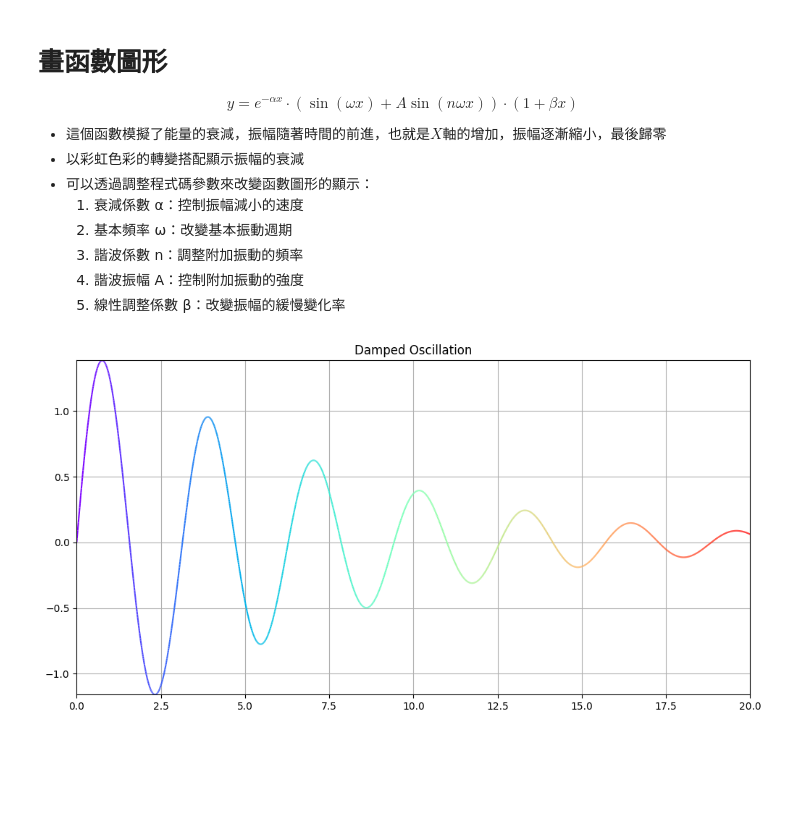
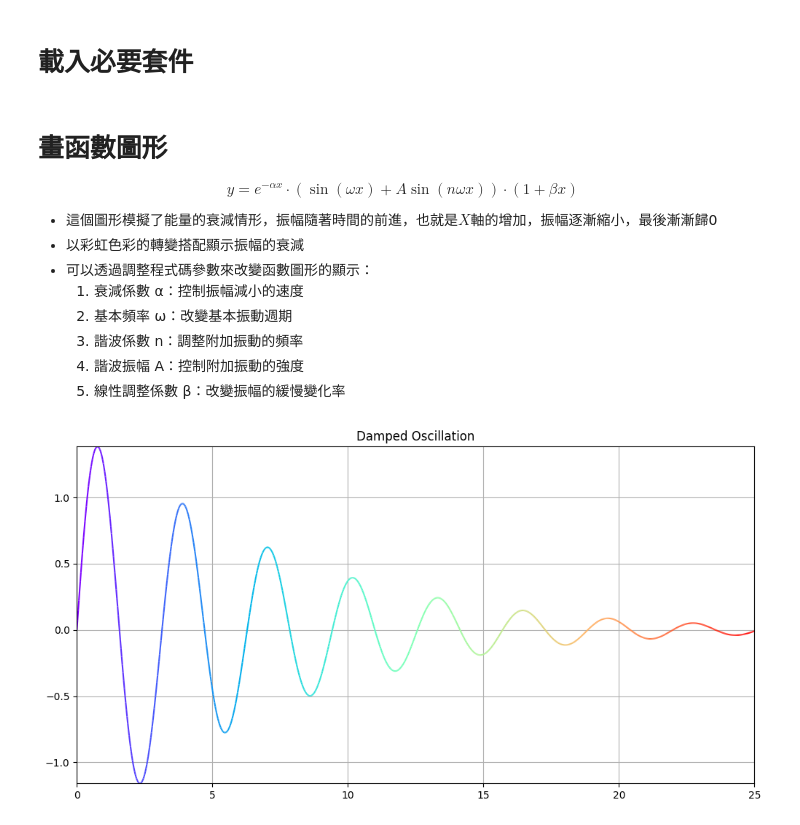
Before and after one commit to 31Wilson13/ntnu_11302generativeAI, a Jupyter notebook: 台師大_612K0031C_AI所碩二_簡煒哲_作業一.ipynb, the cells around one changed output. Drawn from its saved outputs; the diff is of its cells as text; code cells hidden in the pictures; blank space fills up the shorter version.

```diff
--- a/台師大_612K0031C_AI所碩二_簡煒哲_作業一.ipynb
+++ b/台師大_612K0031C_AI所碩二_簡煒哲_作業一.ipynb
@@ -1,5 +1,7 @@
 # %% [markdown]
 <a href="https://colab.research.google.com/github/31Wilson13/ntnu_11302generativeAI/blob/main/%E5%8F%B0%E5%B8%AB%E5%A4%A7_612K0031C_AI%E6%89%80%E7%A2%A9%E4%BA%8C_%E7%B0%A1%E7%85%92%E5%93%B2_%E4%BD%9C%E6%A5%AD%E4%B8%80.ipynb" target="_parent"><img src="https://colab.research.google.com/assets/colab-badge.svg" alt="Open In Colab"/></a>
+# %% [markdown]
+# 載入必要套件
 # %%
 import numpy as np
 import pandas as pd
@@ -10,7 +12,7 @@ import seaborn as sns
 \begin{equation}
 y = e^{-\alpha x} \cdot (\sin(\omega x) + A\sin(n\omega x)) \cdot (1 + \beta x)
 \end{equation}
-- 這個函數模擬了能量的衰減，振幅隨著時間的前進，也就是$X$軸的增加，振幅逐漸縮小，最後歸零
+- 這個圖形模擬了能量的衰減情形，振幅隨著時間的前進，也就是$X$軸的增加，振幅逐漸縮小，最後漸漸歸0
 - 以彩虹色彩的轉變搭配顯示振幅的衰減
 - 可以透過調整程式碼參數來改變函數圖形的顯示：
     1. 衰減係數 α：控制振幅減小的速度
@@ -21,28 +23,32 @@ y = e^{-\alpha x} \cdot (\sin(\omega x) + A\sin(n\omega x)) \cdot (1 + \beta x)
 # %%
 from matplotlib.collections import LineCollection
 
-alpha = 0.2    # 衰減係數
-omega = 2      # 基本頻率
-A = 0.5        # 諧波振幅
-n = 1          # 諧波頻率倍數
-beta = 0.1     # 線性調整係數
+# 參數設置
+alpha, omega, A, n, beta = 0.2, 2, 0.5, 1, 0.1
+x_range = (0, 25)
+points_count = 1000
 
+x = np.linspace(*x_range, points_count)
 
-x = np.linspace(0, 20, 2000)
-y = np.exp(-alpha*x) * (np.sin(omega*x) + A*np.sin(n*omega*x)) * (1 + beta*x)
+# 函數方程式
+exp_term = np.exp(-alpha*x)
+sin_term = np.sin(omega*x) + A*np.sin(n*omega*x)
+linear_term = 1 + beta*x
+y = exp_term * sin_term * linear_term
 
+# 將函數圖形切分為無數個線段，以利後續繪製彩色圖形
+points = np.column_stack([x, y]).reshape(-1, 1, 2)
+segments = np.hstack([points[:-1], points[1:]])
 
-points = np.array([x, y]).T.reshape(-1, 1, 2)
-segments = np.concatenate([points[:-1], points[1:]], axis=1)
-norm = plt.Normalize(0, len(segments))
-lc = LineCollection(segments, cmap='rainbow', norm=norm)
-lc.set_array(np.linspace(0, len(segments), len(segments)))
+# 繪圖程式碼
+fig, ax = plt.subplots(figsize=(12, 6))
+lc = LineCollection(segments, cmap='rainbow') #產生彩色線條
+lc.set_array(np.linspace(0, 1, len(segments)))
 
-fig, ax = plt.subplots(figsize=(12, 6))
 ax.add_collection(lc)
-ax.set_xlim(x.min(), x.max())
-ax.set_ylim(y.min(), y.max())
-plt.title('Damped Oscillation')
-plt.grid(True)
+ax.set_xlim(x_range) #設置X軸範圍
+ax.set_ylim(np.min(y), np.max(y)) #設置Y軸範圍
+ax.set_title('Damped Oscillation')
+ax.grid(True) #顯示圖形內格線
 # %% [output]
-[figure, old version]
+[figure, new version]
```
